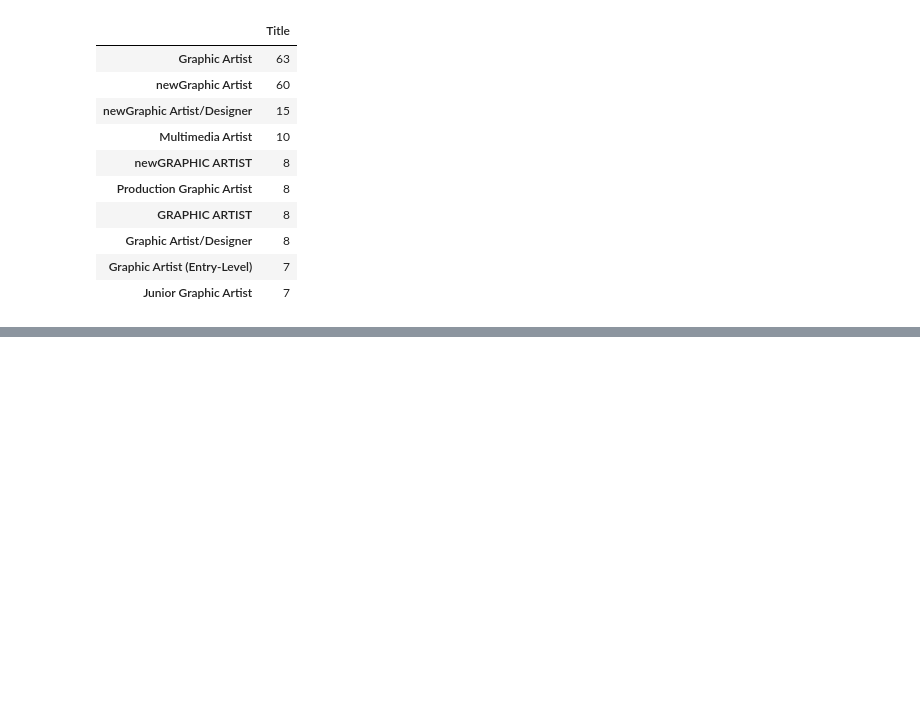
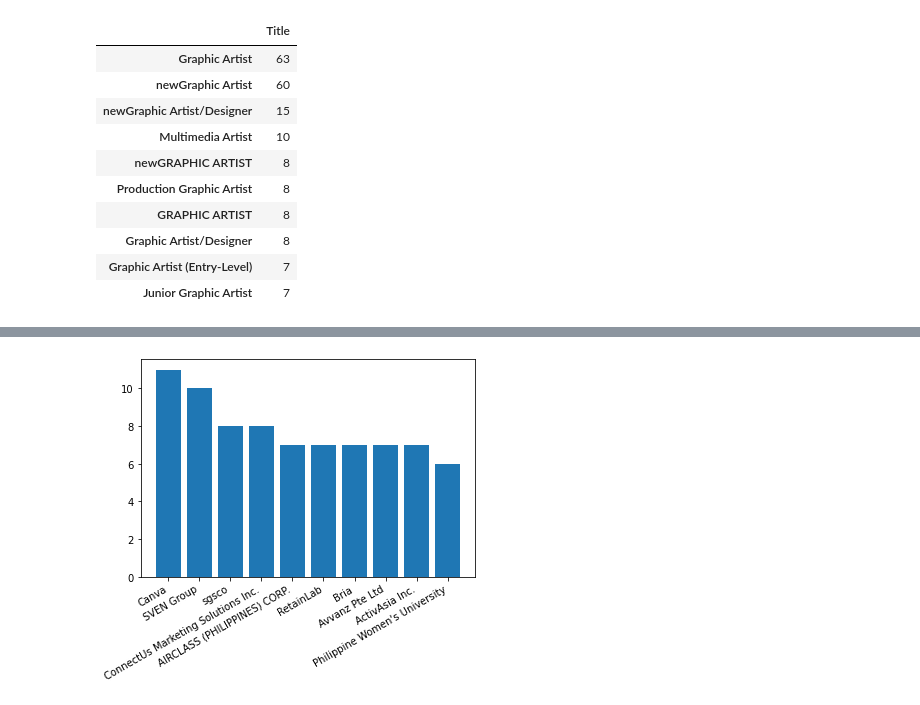
Before and after one commit to jvicrosario1106/husay_project_task, a Jupyter notebook: Data Analysis/analysis_artist_indeed.ipynb, the cells around one changed output, grey strips where cells are left out. Drawn from its saved outputs; the diff is of its cells as text; code cells hidden in the pictures; blank space fills up the shorter version.

```diff
--- a/Data Analysis/analysis_artist_indeed.ipynb
+++ b/Data Analysis/analysis_artist_indeed.ipynb
@@ -79,0 +83,2 @@ plt.show()
+# %%
+company = merge["Company"].value_counts()[0:10]
@@ -79,0 +99,6 @@ plt.show()
+# %%
+plt.bar(company.index, company.values)
+plt.xticks(rotation=30,ha="right")
+plt.show()
+# %% [output]
+[figure, added]
```
Also changed, not shown: parts of 5 cells of this notebook.
